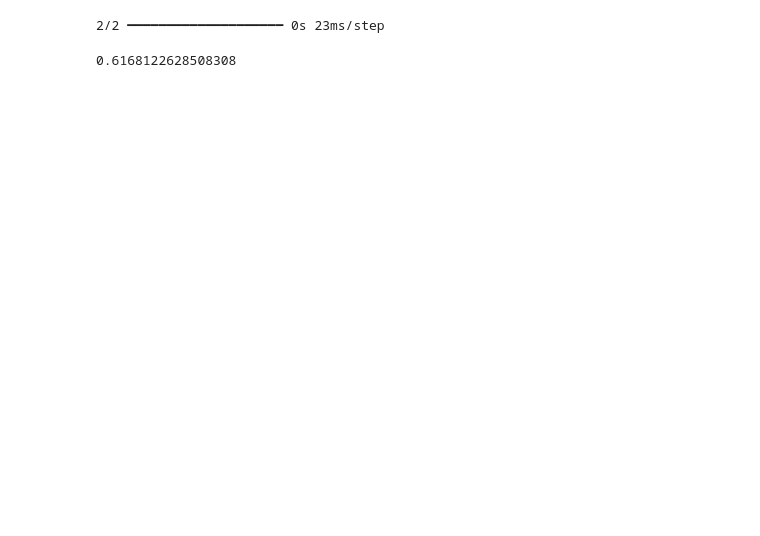
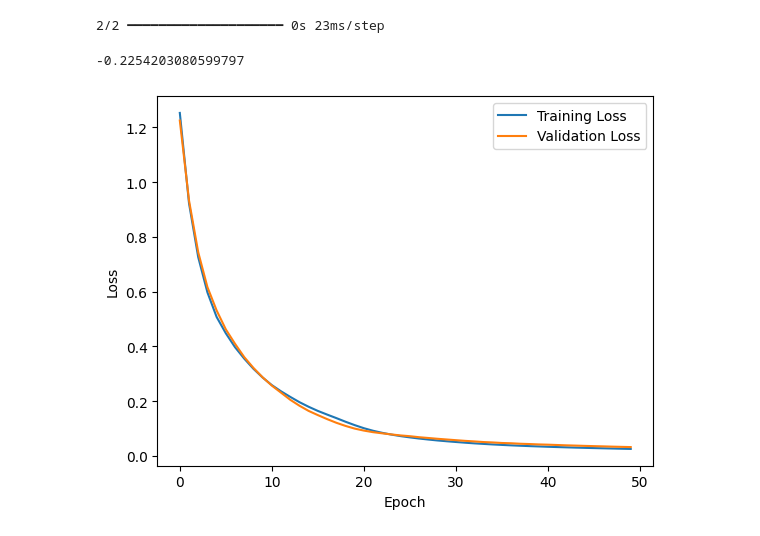
Before and after one commit to PranitaBhatt/AI_Learning, a Jupyter notebook: Week5/Day1/regression_keras.ipynb, the cells around one changed output. Cells and saved outputs as stored; diff of their text form; code cells hidden in the pictures; blank space fills up the shorter version.

```diff
--- a/Week5/Day1/regression_keras.ipynb
+++ b/Week5/Day1/regression_keras.ipynb
@@ -111,6 +111,6 @@ Model: "sequential_1"
 # %%
 model.compile(optimizer='adam', loss='mean_squared_error', metrics=['mae'])
 # %%
-model.fit(xtrain, ytrain, epochs=50, batch_size=10,verbose=1)
+history=model.fit(xtrain, ytrain, epochs=50, batch_size=10,verbose=1,validation_split=0.2)
 # %% [output]
 Epoch 1/50
@@ -140,4 +139,13 @@ ytest_actual=ytest.ravel()
 from sklearn.metrics import r2_score
 r2_score(ytest_actual, ypred)
 # %% [output]
-0.6168122628508308
+-0.2254203080599797
+# %%
+plt.plot(history.history['loss'])
+plt.plot(history.history['val_loss'])
+plt.xlabel("Epoch")
+plt.ylabel("Loss")
+plt.legend(["Training Loss", "Validation Loss"])
+plt.show()
+# %% [output]
+[figure, added]
```
Also changed, not shown: parts of 3 cells of this notebook, 1 other file.
